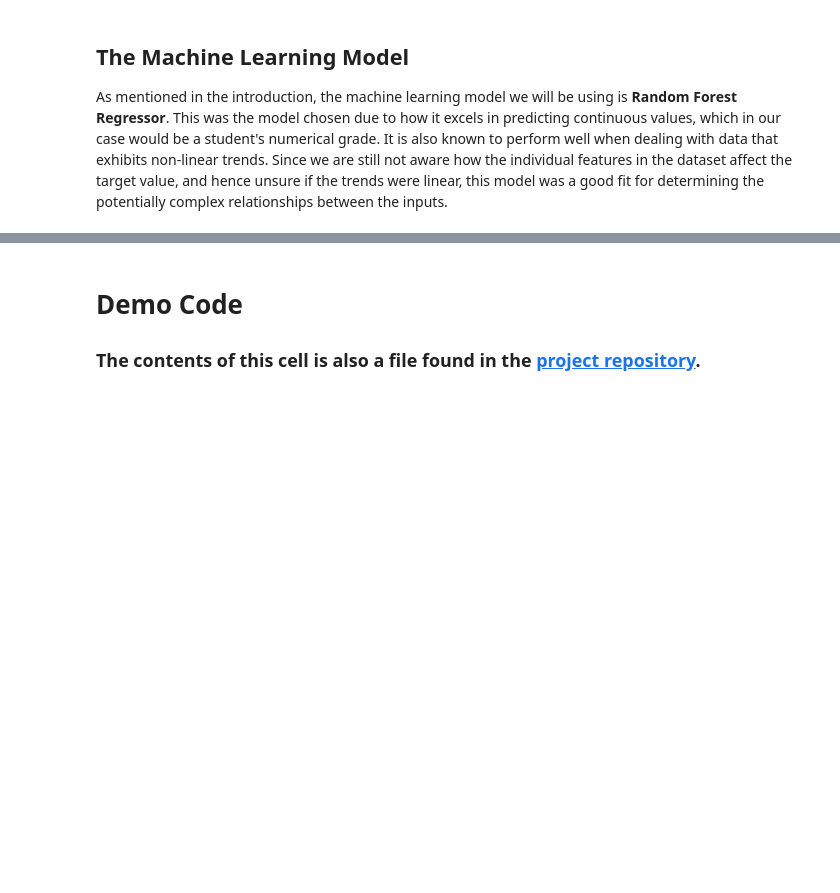
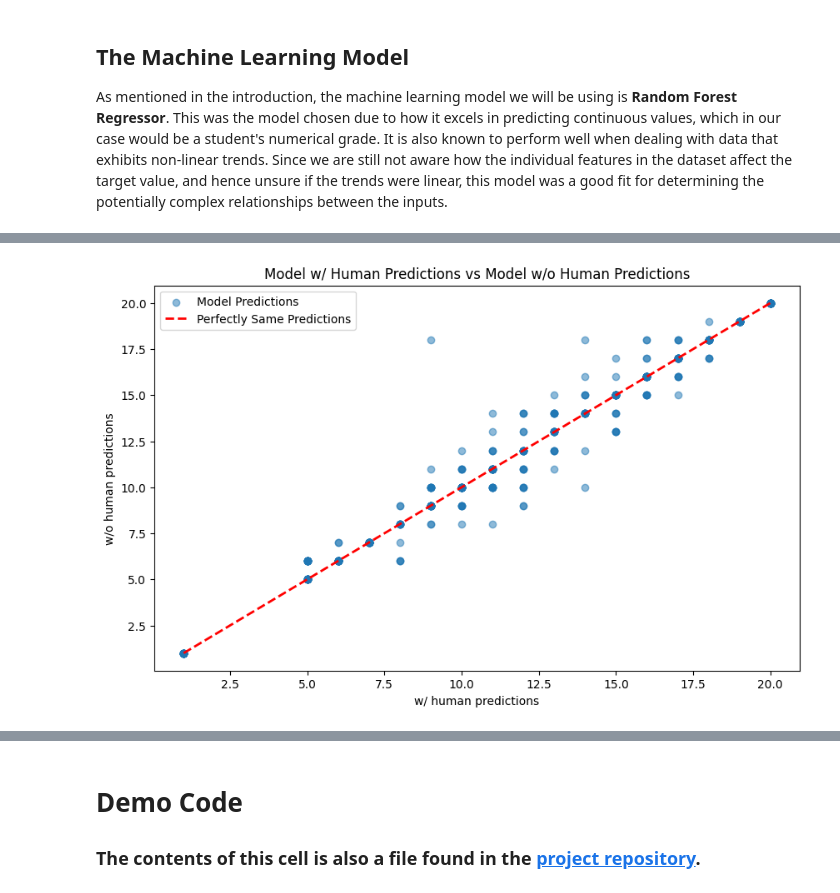
Before and after one commit to shankencedric/cs180proj, a Jupyter notebook: MantisMinds™️_Bucu_Legara_Project_THX.ipynb, the cells around one changed output, grey strips where cells are left out. Cells and saved outputs as stored; diff of their text form; code cells hidden in the pictures; blank space fills up the shorter version.

```diff
--- a/MantisMinds™️_Bucu_Legara_Project_THX.ipynb
+++ b/MantisMinds™️_Bucu_Legara_Project_THX.ipynb
@@ -260,6 +355,6 @@ Then, we need to split the dataset into the training, validation, and testing se
 # %%
 from sklearn.model_selection import train_test_split
-randState = 69
+randState = 420
 
 # First split to get testing set (20%) and the rest (80%) [note that the rest is actually the training and validation sets combined]
 xRest, xTest, yRest, yTest = train_test_split(datasetX, datasetY, train_size=(80/100), test_size=(20/100), random_state=randState)
@@ -378,0 +439,10 @@ print(f"[Dataset with no human predictions] Score (TESTING): {mean_squared_error
+# %%
+# Good hyperparameters found (via the previous cell)
+bestParams = {'max_depth': None, 'min_samples_leaf': 1, 'min_samples_split': 2, 'n_estimators': 350}
+bestParamsNH = {'max_depth': None, 'min_samples_leaf': 1, 'min_samples_split': 2, 'n_estimators': 350}
+
+# Train the data with the optimal hyperparameters
+tunedModel = RandomForestRegressor(**bestParams, random_state=randState)
+tunedModel.fit(xTrain, yTrain)
+tunedModelNH = RandomForestRegressor(**bestParamsNH, random_state=randState)
+tunedModelNH.fit(xTrainNH, yTrainNH)
@@ -378,0 +453,18 @@ print(f"[Dataset with no human predictions] Score (TESTING): {mean_squared_error
+# %%
+# Evaluate data on the training set
+trainPred = list(map(lambda x: round(x), tunedModel.predict(xTrain)))
+trainPredNH = list(map(lambda x: round(x), tunedModelNH.predict(xTrainNH)))
+print(f"[Dataset] Score (TRAINING): {mean_squared_error(yTrain, trainPred)}")
+print(f"[Dataset with no human predictions] Score (TRAINING): {mean_squared_error(yTrainNH, trainPredNH)}\n")
+
+# Evaluate data on the validation set
+validPred = list(map(lambda x: round(x), tunedModel.predict(xValid)))
+validPredNH = list(map(lambda x: round(x), tunedModelNH.predict(xValidNH)))
+print(f"[Dataset] Score (VALIDATION): {mean_squared_error(yValid, validPred)}")
+print(f"[Dataset with no human predictions] Score (VALIDATION): {mean_squared_error(yValidNH, validPredNH)}\n")
+
+# Evaluate data on the testing set
+testPred = list(map(lambda x: round(x), tunedModel.predict(xTest)))
+testPredNH = list(map(lambda x: round(x), tunedModelNH.predict(xTestNH)))
+print(f"[Dataset] Score (TESTING): {mean_squared_error(yTest, testPred)}")
+print(f"[Dataset with no human predictions] Score (TESTING): {mean_squared_error(yTest, testPredNH)}\n")
@@ -378,0 +499,12 @@ print(f"[Dataset with no human predictions] Score (TESTING): {mean_squared_error
+# %%
+# Plot the results of the two models together, for comparison
+plt.figure(figsize=(10, 6))
+plt.scatter(testPred, testPredNH, alpha=0.5)
+plt.plot([yTest.min(), yTest.max()], [yTest.min(), yTest.max()], 'r--', lw=2)  # Line showing perfect predictions
+plt.xlabel('w/ human predictions')
+plt.ylabel('w/o human predictions')
+plt.title('Model w/ Human Predictions vs Model w/o Human Predictions')
+plt.legend(['Model Predictions', 'Perfectly Same Predictions'])
+plt.show()
+# %% [output]
+[figure, added]
```
Also changed, not shown: parts of 35 cells of this notebook.
